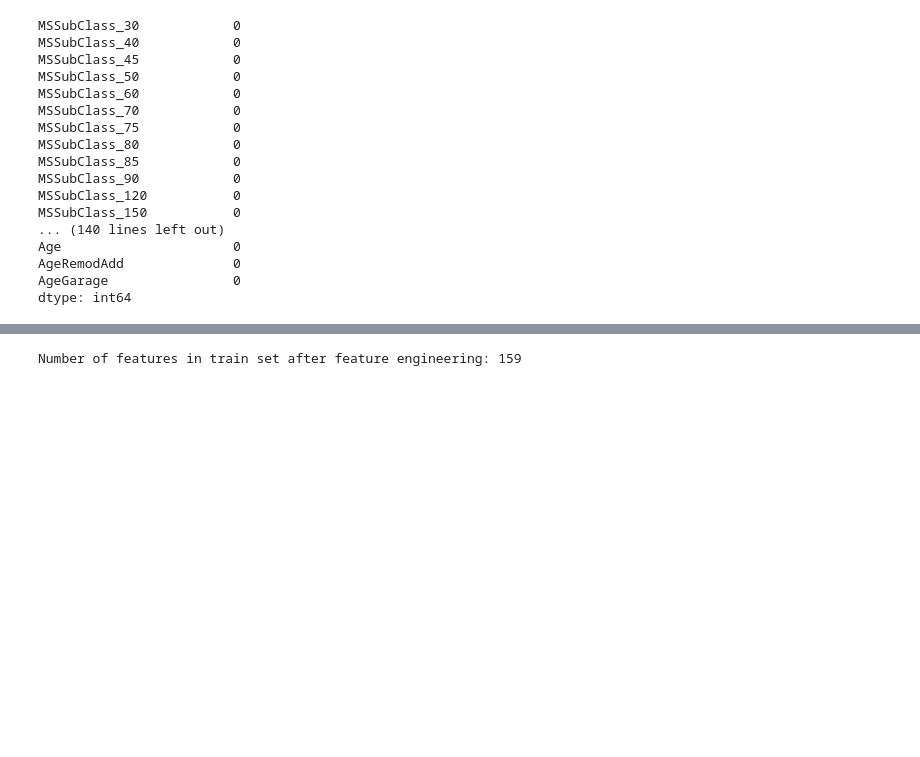
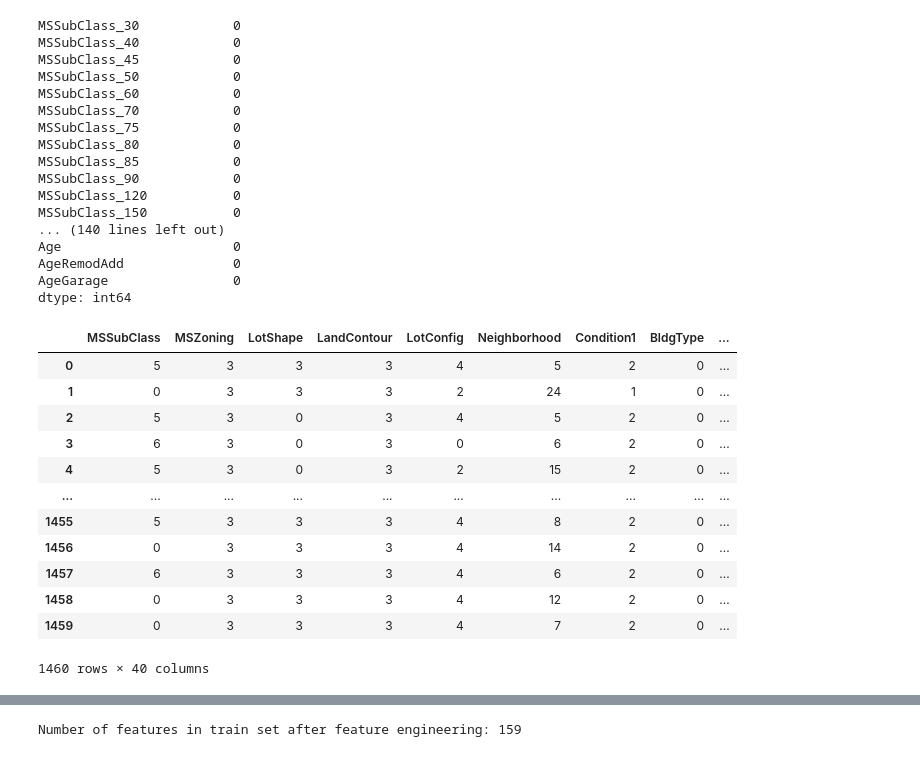
Before and after one commit to mwc201/Housing_Price_Prediction, a Jupyter notebook: Pre-Processing_RKedit.ipynb, the cells around one changed output, grey strips where cells are left out. Drawn from its saved outputs; the diff is of its cells as text; code cells hidden in the pictures; blank space fills up the shorter version.

Commit message:
RK: LabelEncoding in PreProcessing

```diff
--- a/Pre-Processing_RKedit.ipynb
+++ b/Pre-Processing_RKedit.ipynb
@@ -225,14 +225,24 @@ train1 = new_train_df.select_dtypes(["object","category"])
 train2 = new_train_df.select_dtypes(["float64","int64"])
 # %%
 #OneHotEncoder function to dummify
-encoder = OneHotEncoder(categories = "auto",drop = 'first',sparse = False)
+encoder = OneHotEncoder(categories = "auto",drop = 'first' ,sparse = False)
 train1_enc = encoder.fit_transform(train1)
 column = encoder.get_feature_names(train1.columns.tolist())
+
+#LabelEncoder function to encode undummified version
+le = LabelEncoder()
+train1_le = train1.apply(le.fit_transform, axis = 0)
+column_le = train1.columns.tolist()
 # %%
 # Combine the object and numeric features back again for train set
 train_df =  pd.DataFrame(train1_enc, columns= column)
 train_df.set_index(train2.index, inplace = True)
 train_complete = pd.concat([train_df, train2], axis = 1)
+
+# same, but for undummified version of data
+train_le_df =  pd.DataFrame(train1_le, columns= column_le)
+train_le_df.set_index(train2.index, inplace = True)
+train_le_complete = pd.concat([train_le_df, train2], axis = 1)
 # %%
 #also do this for test set
 #split categorical and numerical variables to dummify categorical varialbes (concat numerical after dummification)
@@ -319,3 +399,19 @@ Age                      0
 AgeRemodAdd              0
 AgeGarage                0
 dtype: int64
+# %%
+train_le_complete
+# %% [output]
+|  | MSSubClass | MSZoning | LotShape | LandContour | LotConfig | Neighborhood | Condition1 | BldgType | ... |
+| 0 | 5 | 3 | 3 | 3 | 4 | 5 | 2 | 0 | ... |
+| 1 | 0 | 3 | 3 | 3 | 2 | 24 | 1 | 0 | ... |
+| 2 | 5 | 3 | 0 | 3 | 4 | 5 | 2 | 0 | ... |
+| 3 | 6 | 3 | 0 | 3 | 0 | 6 | 2 | 0 | ... |
+| 4 | 5 | 3 | 0 | 3 | 2 | 15 | 2 | 0 | ... |
+| ... | ... | ... | ... | ... | ... | ... | ... | ... | ... |
+| 1455 | 5 | 3 | 3 | 3 | 4 | 8 | 2 | 0 | ... |
+| 1456 | 0 | 3 | 3 | 3 | 4 | 14 | 2 | 0 | ... |
+| 1457 | 6 | 3 | 3 | 3 | 4 | 6 | 2 | 0 | ... |
+| 1458 | 0 | 3 | 3 | 3 | 4 | 12 | 2 | 0 | ... |
+| 1459 | 0 | 3 | 3 | 3 | 4 | 7 | 2 | 0 | ... |
+1460 rows × 40 columns
```
Also changed, not shown: parts of 13 cells of this notebook, 5 other files.
